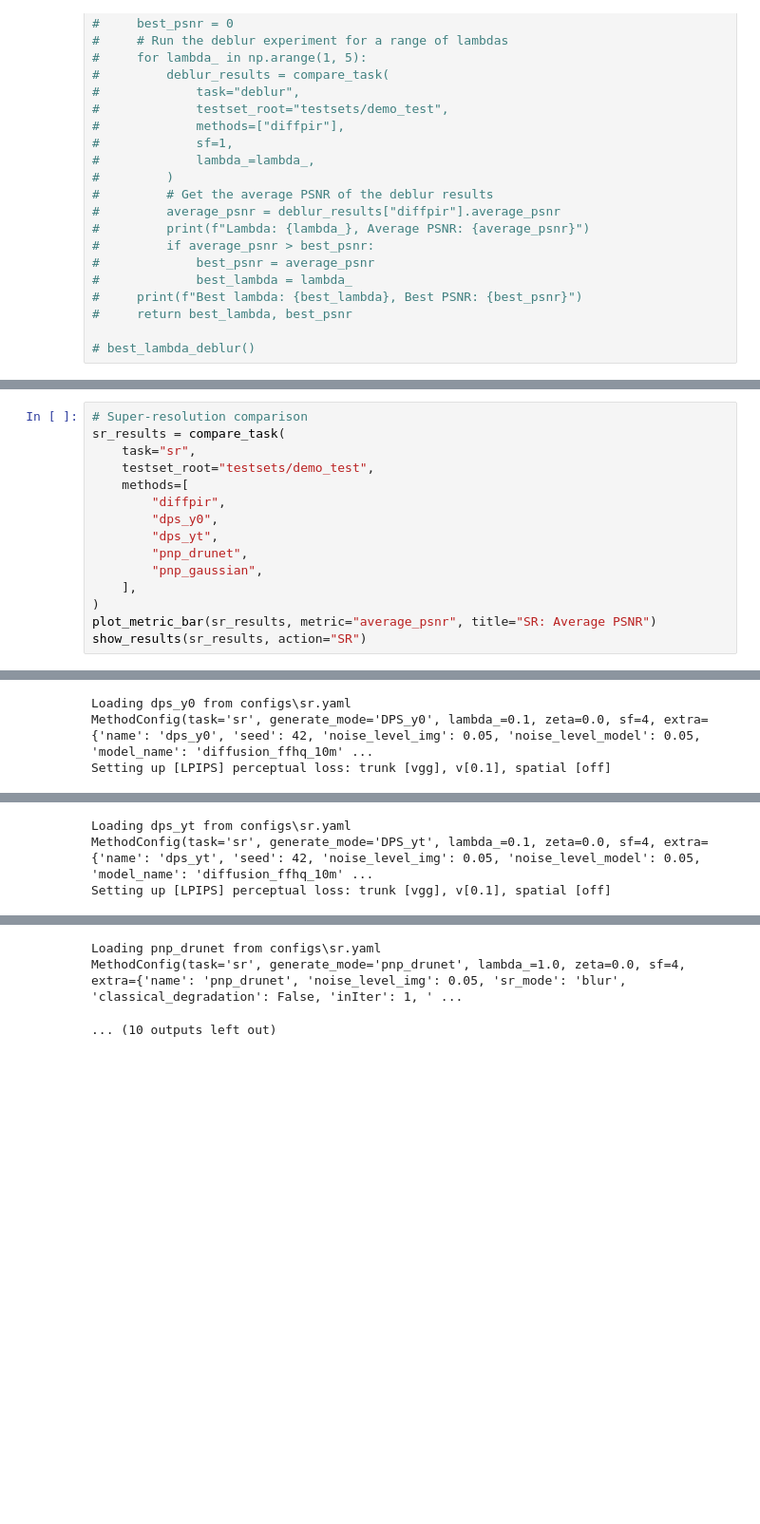
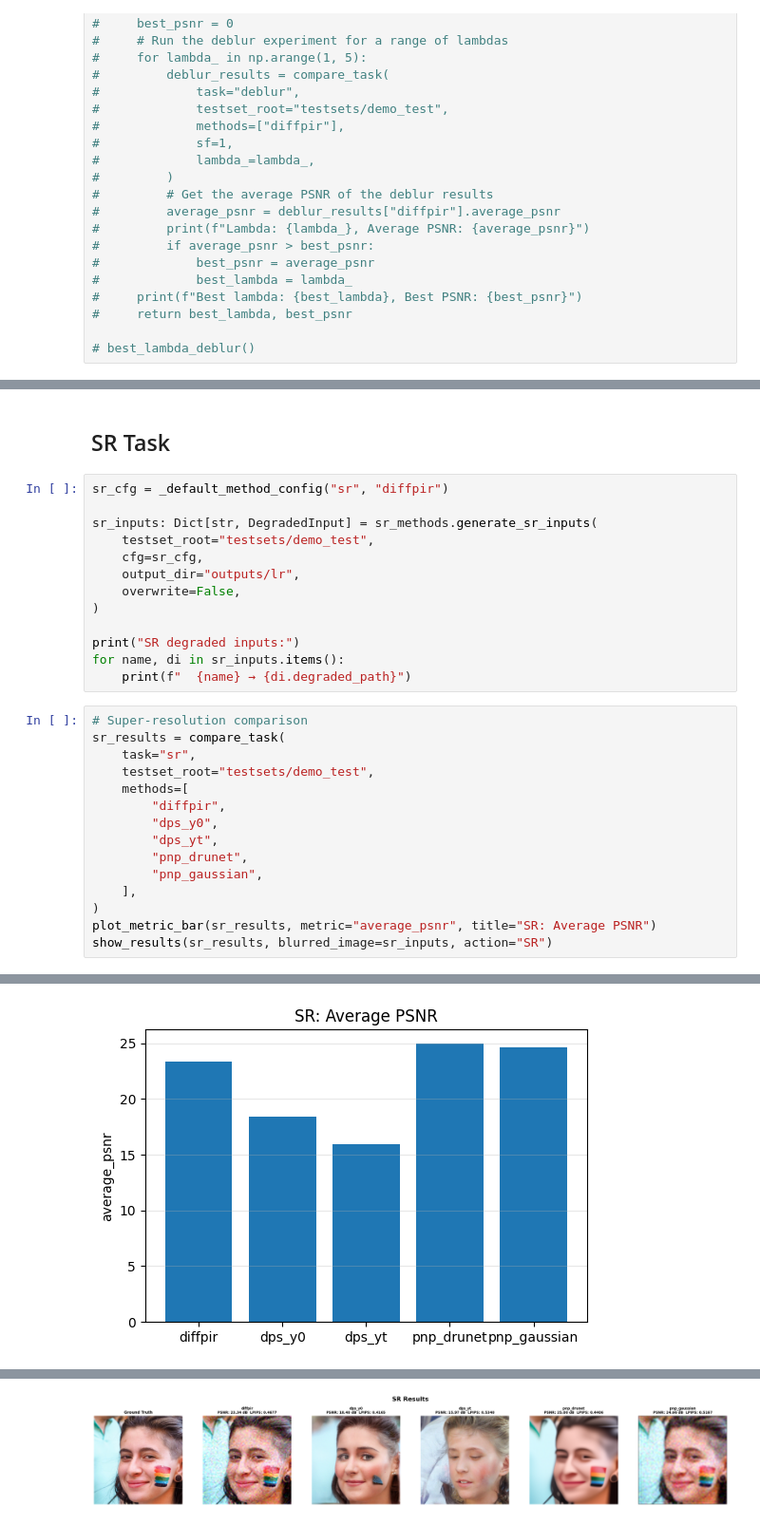
Before and after one commit to aygoun/DiffPIR, a Jupyter notebook: comparison_notebook.ipynb, the cells around one changed output, grey strips where cells are left out. Shown at 95% size. Cells and saved outputs as stored; diff of their text form; blank space fills up the shorter version.

Commit message:
feat(notebook): blurred image in visualization

```diff
--- a/comparison_notebook.ipynb
+++ b/comparison_notebook.ipynb
@@ -271,3 +291,18 @@ Loading model from: c:\Users\romai\AppData\Local\Programs\Python\Python311\Lib\s
+# %% [markdown]
+## SR Task
+# %%
+sr_cfg = _default_method_config("sr", "diffpir")
+
+sr_inputs: Dict[str, DegradedInput] = sr_methods.generate_sr_inputs(
+    testset_root="testsets/demo_test",
+    cfg=sr_cfg,
+    output_dir="outputs/lr",
+    overwrite=False,
+)
+
+print("SR degraded inputs:")
+for name, di in sr_inputs.items():
+    print(f"  {name} → {di.degraded_path}")
 # %%
 # Super-resolution comparison
 sr_results = compare_task(
@@ -282,6 +317,6 @@ sr_results = compare_task(
     ],
 )
 plot_metric_bar(sr_results, metric="average_psnr", title="SR: Average PSNR")
-show_results(sr_results, action="SR")
+show_results(sr_results, blurred_image=sr_inputs, action="SR")
 # %% [output]
 [2026-03-16 14:04:48,087][diffpir_sr.69037][INFO] Starting DiffPIR SR | img=69037 | sf=4 | lambda=1.000 | zeta=0.100 | noise=0.0500 | model=diffusion_ffhq_10m | mode=blur
@@ -287,0 +339 @@ show_results(sr_results, action="SR")
+[figure, added]
@@ -300,3 +340,0 @@ Loading model from: c:\Users\romai\AppData\Local\Programs\Python\Python311\Lib\s
-Loading dps_y0 from configs\sr.yaml
-MethodConfig(task='sr', generate_mode='DPS_y0', lambda_=0.1, zeta=0.0, sf=4, extra={'name': 'dps_y0', 'seed': 42, 'noise_level_img': 0.05, 'noise_level_model': 0.05, 'model_name': 'diffusion_ffhq_10m' ...
-Setting up [LPIPS] perceptual loss: trunk [vgg], v[0.1], spatial [off]
@@ -311,3 +340,0 @@ Loading model from: c:\Users\romai\AppData\Local\Programs\Python\Python311\Lib\s
-Loading dps_yt from configs\sr.yaml
-MethodConfig(task='sr', generate_mode='DPS_yt', lambda_=0.1, zeta=0.0, sf=4, extra={'name': 'dps_yt', 'seed': 42, 'noise_level_img': 0.05, 'noise_level_model': 0.05, 'model_name': 'diffusion_ffhq_10m' ...
-Setting up [LPIPS] perceptual loss: trunk [vgg], v[0.1], spatial [off]
@@ -326,3 +341 @@ Loading model from: c:\Users\romai\AppData\Local\Programs\Python\Python311\Lib\s
-Loading pnp_drunet from configs\sr.yaml
-MethodConfig(task='sr', generate_mode='pnp_drunet', lambda_=1.0, zeta=0.0, sf=4, extra={'name': 'pnp_drunet', 'noise_level_img': 0.05, 'sr_mode': 'blur', 'classical_degradation': False, 'inIter': 1, ' ...
-... (10 outputs left out)
+[figure, added]
```
Also changed, not shown: parts of 9 cells of this notebook, 4 other files.
